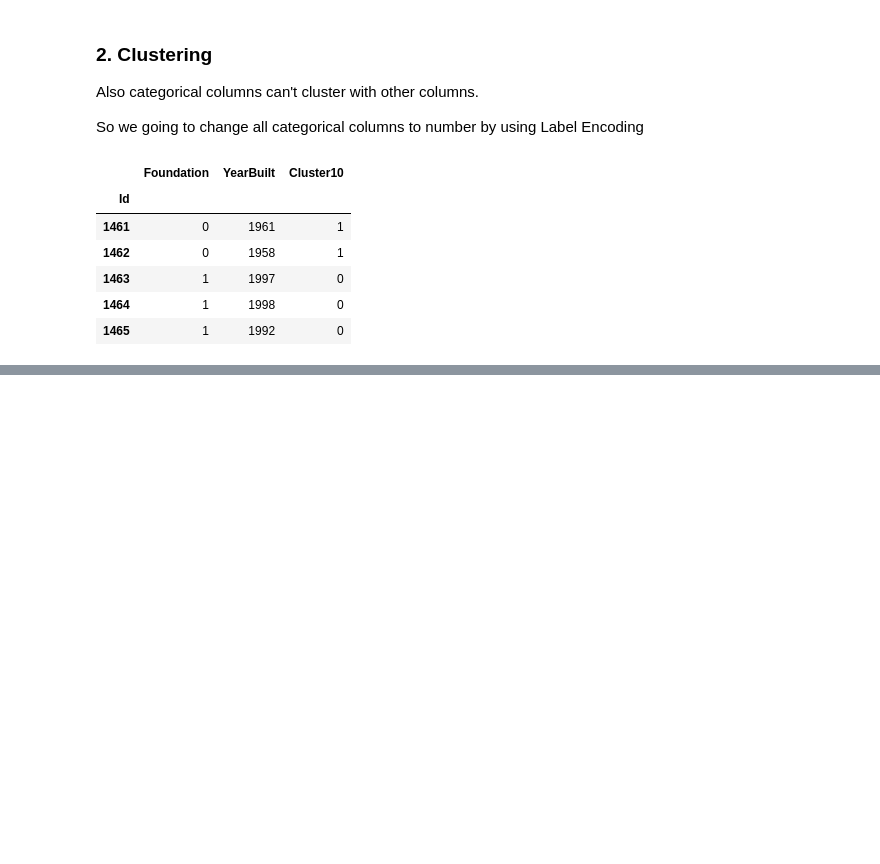
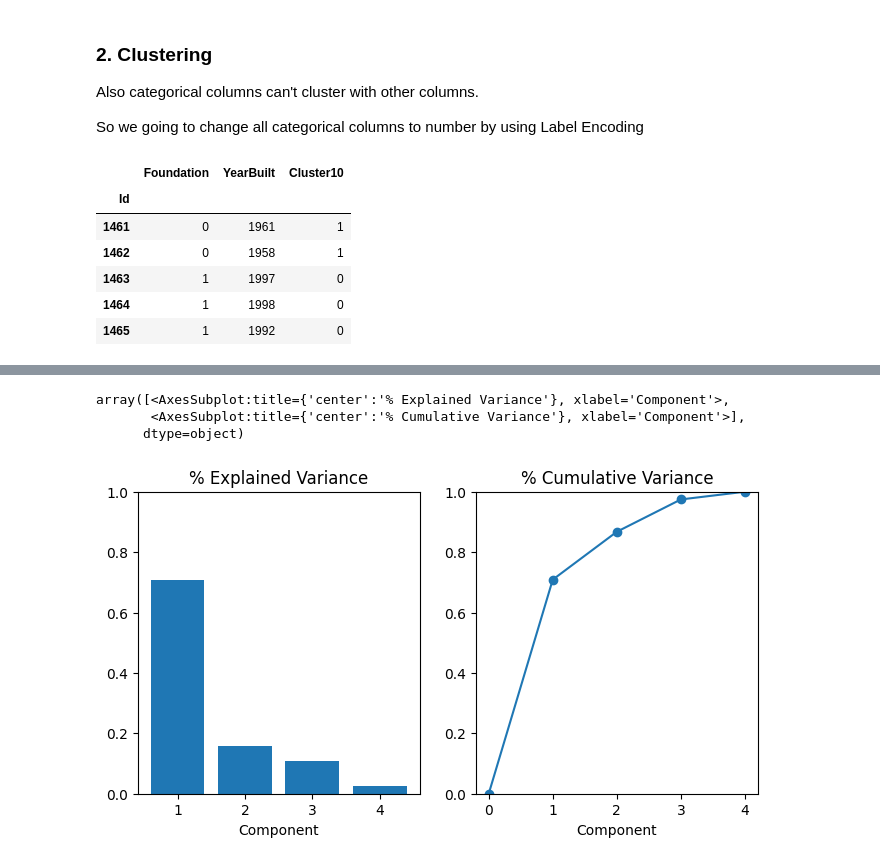
Before and after one commit to naseemap47/predictHousePrices-MachineLearning-python, a Jupyter notebook: jupyter_notebook.ipynb, the cells around one changed output, grey strips where cells are left out. Saved outputs shown, nothing was run; the diff lists cells and outputs as text; code cells hidden in the pictures; blank space fills up the shorter version.

Commit message:
pca completed - test data

```diff
--- a/jupyter_notebook.ipynb
+++ b/jupyter_notebook.ipynb
@@ -2362,0 +2365,19 @@ cluster_cols(data_test, 'Foundation', 'YearBuilt', 9, 'Cluster10')
+# %%
+features = ['OverallQual', 'GrLivArea',
+            'GarageCars', 'GarageArea']
+
+x = data_test.copy()
+x = x.loc[:, features]
+
+# standardize
+x_scaled = (x - x.mean(axis=0)) / x.std(axis=0)
+
+# create pca
+pca = PCA()
+x_pca = pca.fit_transform(x_scaled)
+
+# convert to dataframe
+component_names = [f'PC{i+1}' for i in range(x_pca.shape[1])]
+x_pca = pd.DataFrame(x_pca,
+                    columns=component_names)
+x_pca.head()
@@ -2362,0 +2403,8 @@ cluster_cols(data_test, 'Foundation', 'YearBuilt', 9, 'Cluster10')
+# %%
+# plot explained variance
+plot_variance(pca)
+# %% [output]
+array([<AxesSubplot:title={'center':'% Explained Variance'}, xlabel='Component'>,
+       <AxesSubplot:title={'center':'% Cumulative Variance'}, xlabel='Component'>],
+      dtype=object)
+[figure, added]
```
Also changed, not shown: parts of 9 cells of this notebook.
